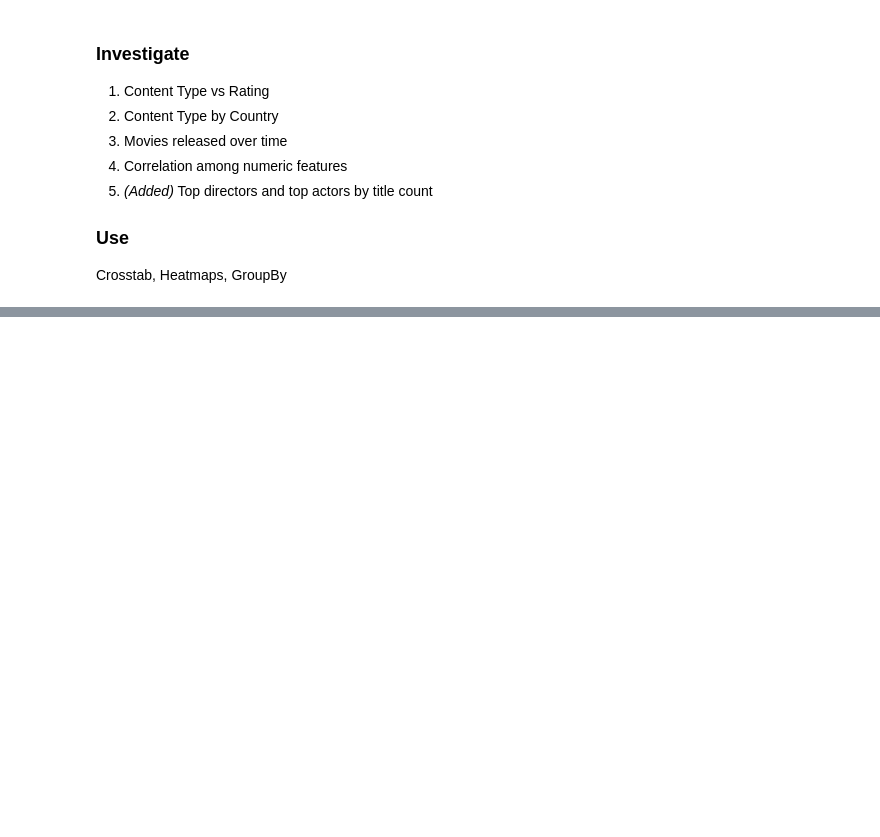
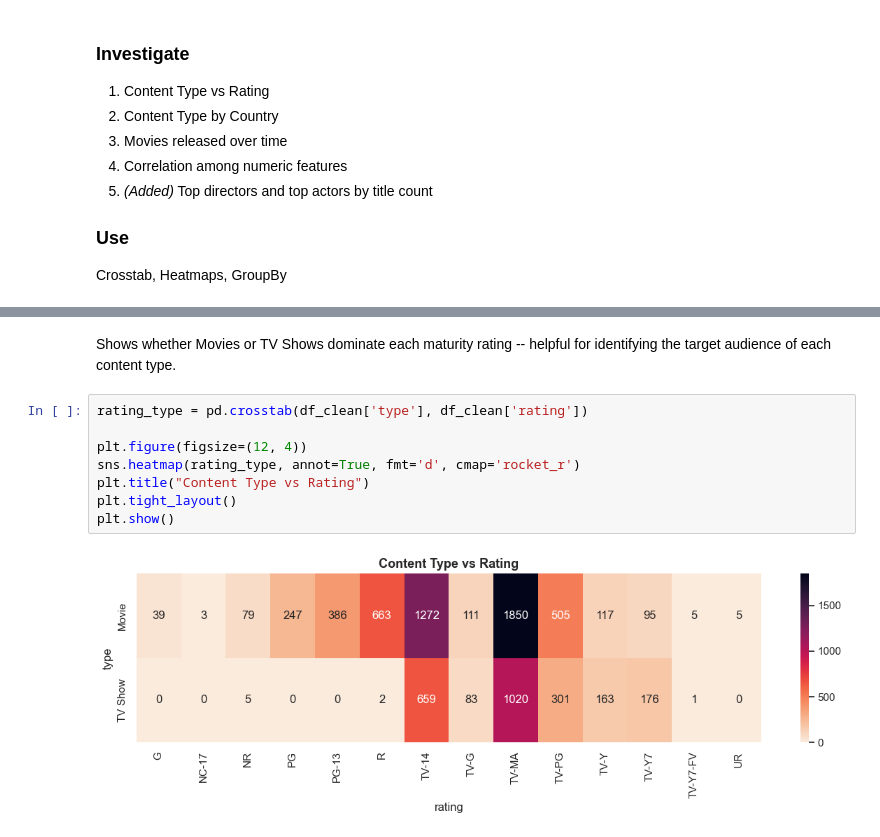
Before and after one commit to PragyaRana/DS_Training, a Jupyter notebook: Mini_Project_4.ipynb, the cells around one changed output, grey strips where cells are left out. Cells and saved outputs as stored; diff of their text form; blank space fills up the shorter version.

```diff
--- a/Mini_Project_4.ipynb
+++ b/Mini_Project_4.ipynb
@@ -1149,0 +1167,12 @@ Crosstab, Heatmaps, GroupBy
+# %% [markdown]
+Shows whether Movies or TV Shows dominate each maturity rating -- helpful for identifying the target audience of each content type.
+# %%
+rating_type = pd.crosstab(df_clean['type'], df_clean['rating'])
+
+plt.figure(figsize=(12, 4))
+sns.heatmap(rating_type, annot=True, fmt='d', cmap='rocket_r')
+plt.title("Content Type vs Rating")
+plt.tight_layout()
+plt.show()
+# %% [output]
+[figure, added]
```
Also changed, not shown: parts of 1 cell of this notebook.
